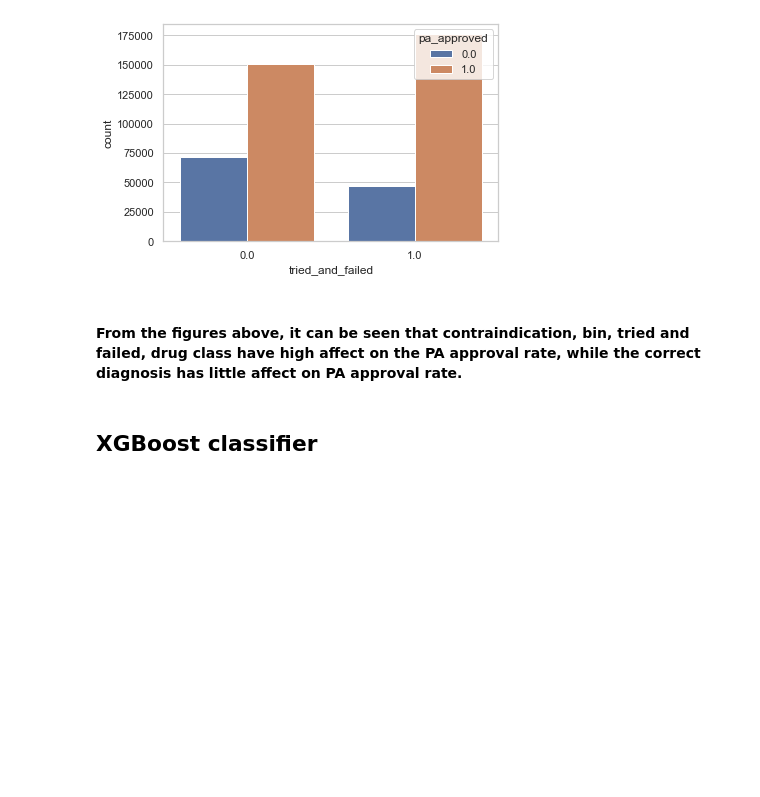
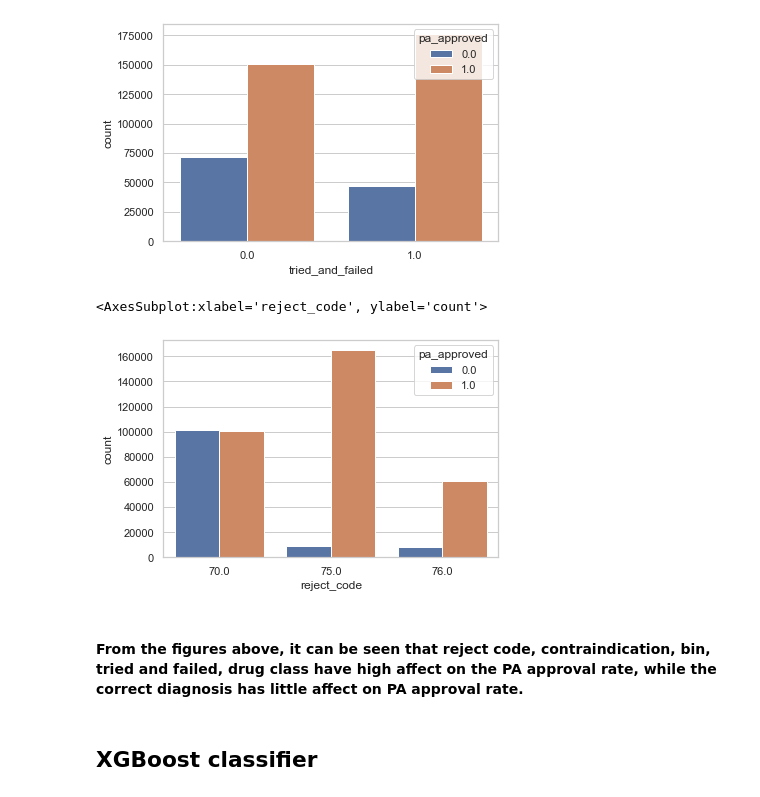
Before and after one commit to Erdos-CMM/CoverMyMeds, a Jupyter notebook: notebooks/feature_importance_XGB_ADAB_classification.ipynb, the cells around one changed output. Cells and saved outputs as stored; diff of their text form; code cells hidden in the pictures; blank space fills up the shorter version.

```diff
--- a/notebooks/feature_importance_XGB_ADAB_classification.ipynb
+++ b/notebooks/feature_importance_XGB_ADAB_classification.ipynb
@@ -237,8 +238,13 @@ sns.countplot(x='tried_and_failed', data=train[train['pharmacy_claim_approved']=
 # %% [output]
 <AxesSubplot:xlabel='tried_and_failed', ylabel='count'>
 [figure]
+# %%
+sns.countplot(x='reject_code', data=train[train['pharmacy_claim_approved']==0], hue='pa_approved')
+# %% [output]
+<AxesSubplot:xlabel='reject_code', ylabel='count'>
+[figure, added]
 # %% [markdown]
-#### From the figures above, it can be seen that contraindication, bin, tried and failed, drug class have high affect on the PA approval rate, while the correct diagnosis has little affect on PA approval rate.
+#### From the figures above, it can be seen that reject code, contraindication, bin, tried and failed, drug class have high affect on the PA approval rate, while the correct diagnosis has little affect on PA approval rate.
 # %% [markdown]
 ## XGBoost classifier
 # %%
```
Also changed, not shown: parts of 23 cells of this notebook.
